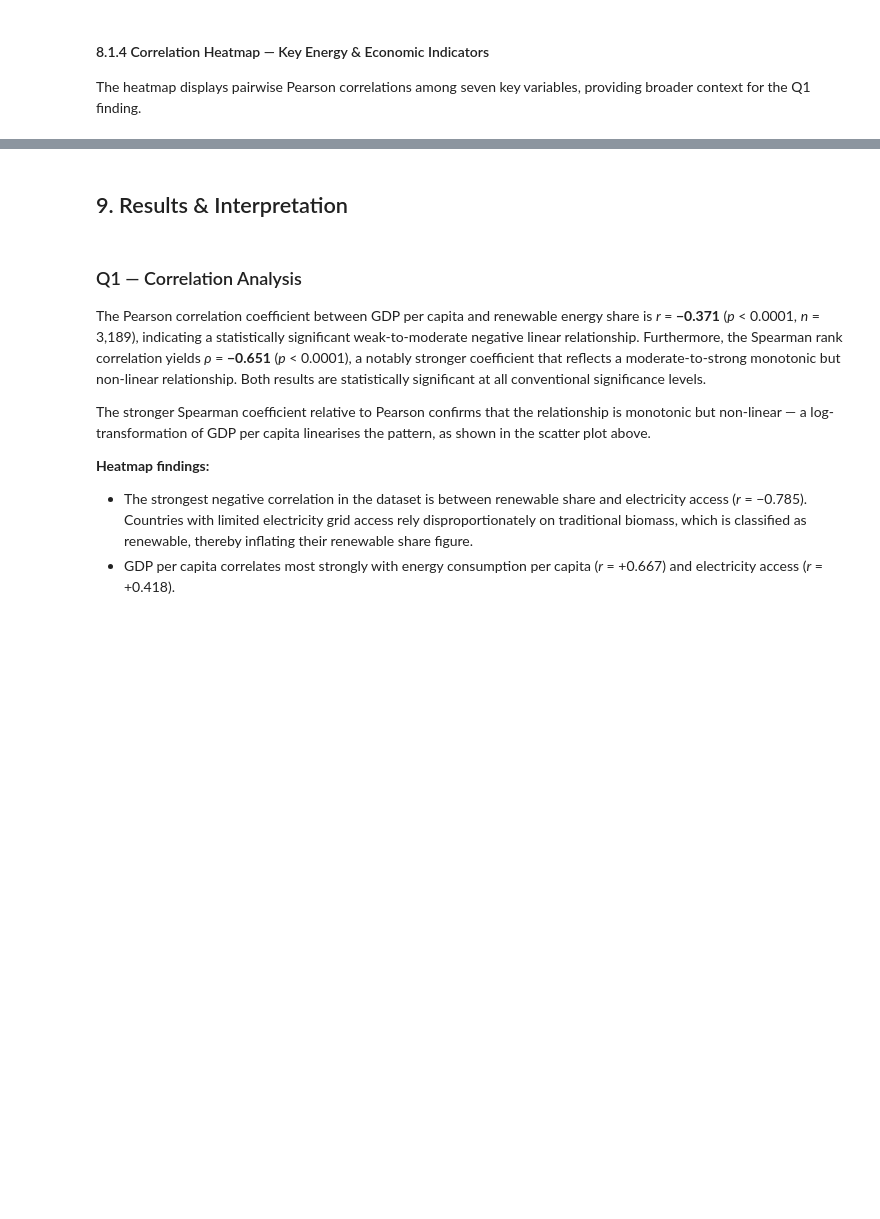
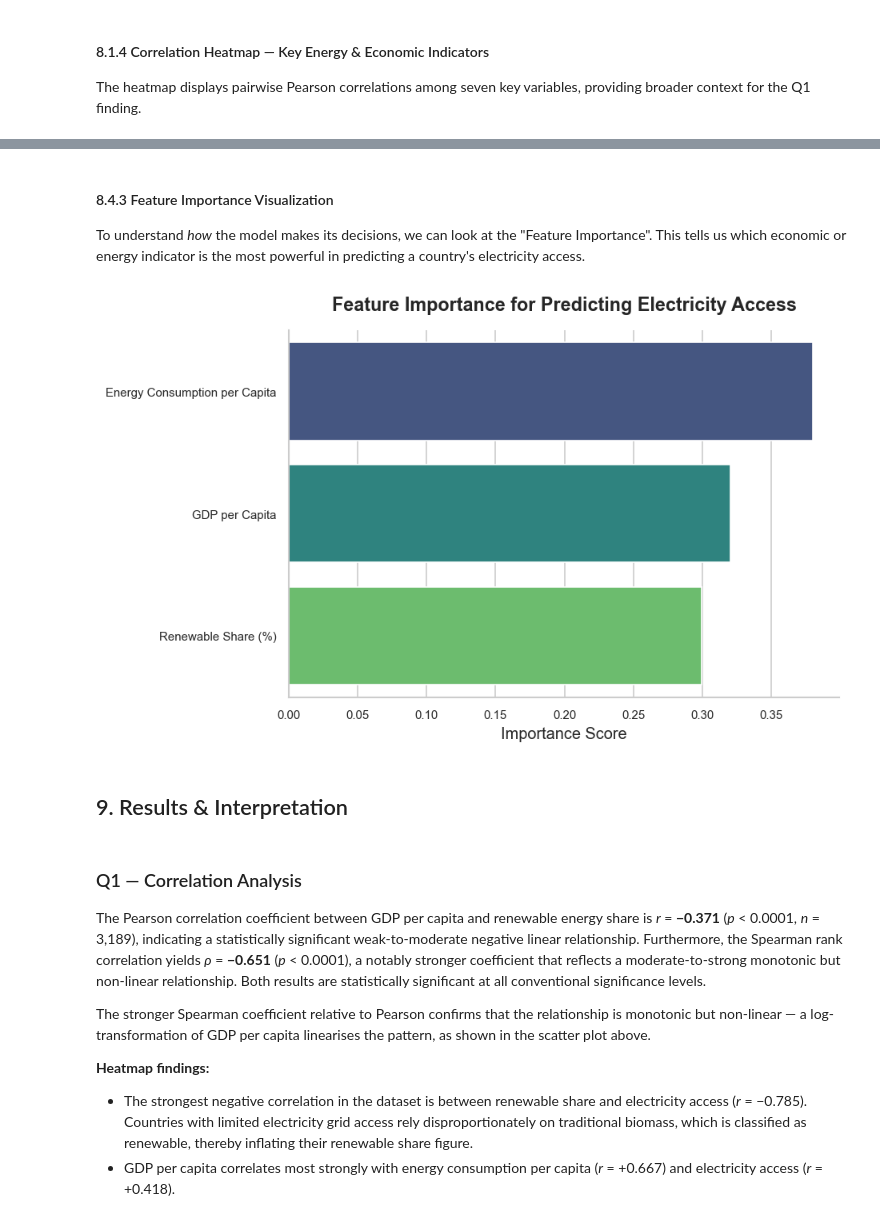
Before and after one commit to huichiy/Data_Science_Fund, a Jupyter notebook: TT3L_GXX_Notebook.ipynb, the cells around one changed output, grey strips where cells are left out. Drawn from its saved outputs; the diff is of its cells as text; code cells hidden in the pictures; blank space fills up the shorter version.

```diff
--- a/TT3L_GXX_Notebook.ipynb
+++ b/TT3L_GXX_Notebook.ipynb
@@ -450,0 +595,15 @@ plt.show()
+# %%
+from sklearn.model_selection import train_test_split
+
+q4_df = df[['access_electricity_pct', 'gdp_per_capita', 'renewable_share_pct', 'energy_consumption_per_capita']].dropna()
+
+q4_df['access_class'] = (q4_df['access_electricity_pct'] >= 90.0).astype(int)
+
+X = q4_df[['gdp_per_capita', 'renewable_share_pct', 'energy_consumption_per_capita']]
+y = q4_df['access_class']
+
+X_train, X_test, y_train, y_test = train_test_split(X, y, test_size=0.2, random_state=42, stratify=y)
+
+print(f"Total observations used : {len(q4_df):,}")
+print(f"Training data size      : {len(X_train):,}")
+print(f"Testing data size       : {len(X_test):,}")
@@ -450,0 +618,13 @@ plt.show()
+# %%
+from sklearn.ensemble import RandomForestClassifier
+from sklearn.metrics import accuracy_score, classification_report, confusion_matrix
+
+rf_model = RandomForestClassifier(n_estimators=100, random_state=42)
+rf_model.fit(X_train, y_train)
+
+y_pred = rf_model.predict(X_test)
+
+print("--- Random Forest Classification Results ---")
+print(f"Accuracy Score: {accuracy_score(y_test, y_pred) * 100:.2f}%\n")
+print("Classification Report:")
+print(classification_report(y_test, y_pred, target_names=['Low Access (<90%)', 'High Access (>=90%)']))
@@ -451,3 +644,23 @@ plt.show()
+# %% [markdown]
+#### 8.4.3 Feature Importance Visualization
+
+To understand *how* the model makes its decisions, we can look at the "Feature Importance". This tells us which economic or energy indicator is the most powerful in predicting a country's electricity access.
+# %%
+feature_importances = pd.DataFrame({
+    'Feature': ['GDP per Capita', 'Renewable Share (%)', 'Energy Consumption per Capita'],
+    'Importance': rf_model.feature_importances_
+}).sort_values(by='Importance', ascending=False)
+
+fig, ax = plt.subplots(figsize=(8, 5))
+sns.barplot(x='Importance', y='Feature', data=feature_importances, palette='viridis', ax=ax)
+
+ax.set_title('Feature Importance for Predicting Electricity Access', fontsize=14, fontweight='bold', pad=15)
+ax.set_xlabel('Importance Score', fontsize=12)
+ax.set_ylabel('')
+plt.tight_layout()
+plt.show()
+# %% [output]
+[figure, added]
 # %% [markdown]
 ## 9. Results & Interpretation
 # %% [markdown]
```
Also changed, not shown: parts of 24 cells of this notebook.
